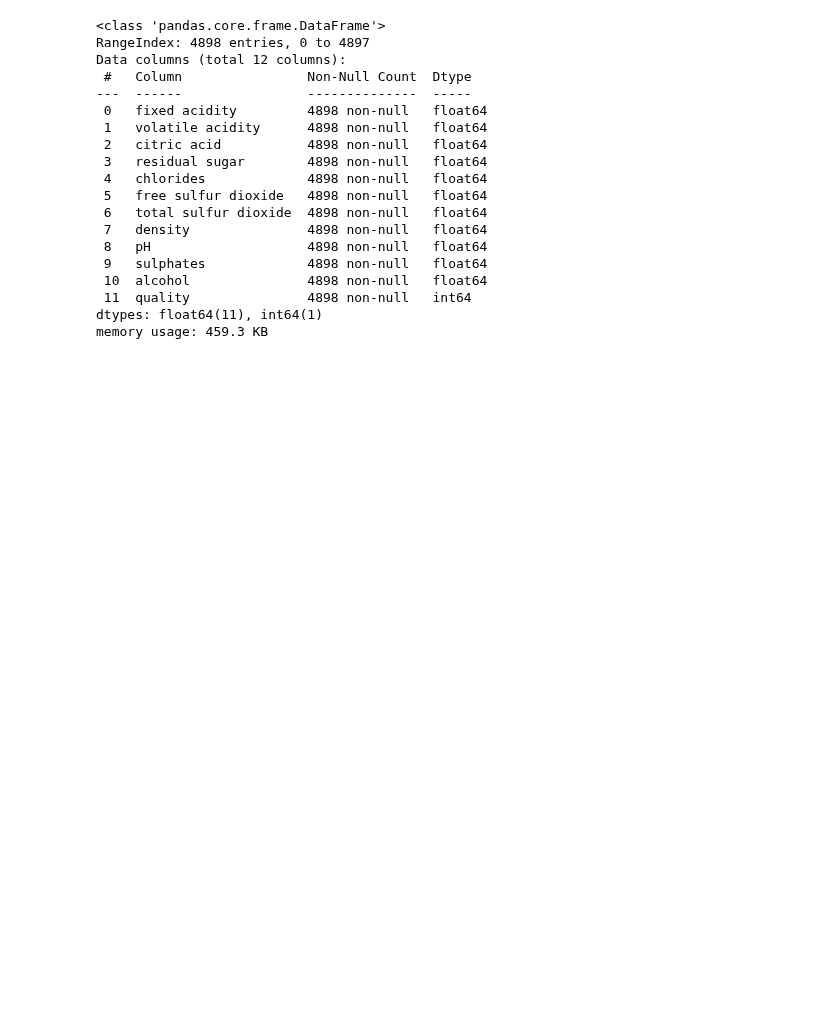
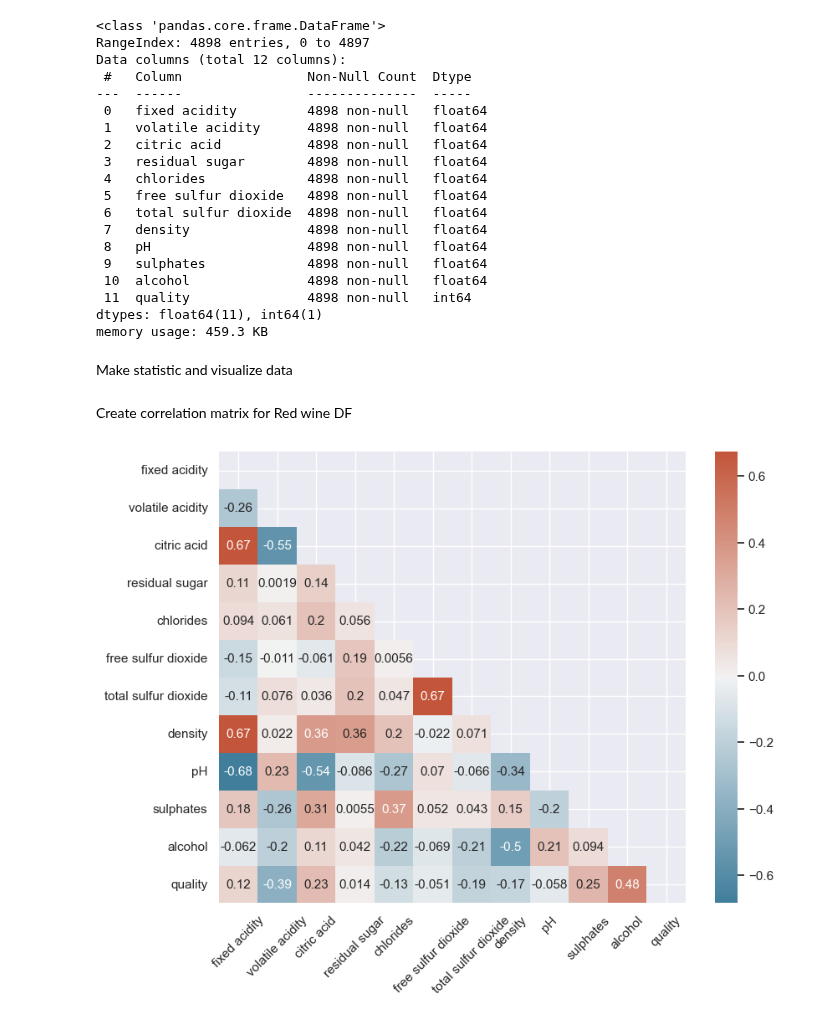
Before and after one commit to Macostik/ML_cource, a Jupyter notebook: HomeWork5/wineQualityHomeWork.ipynb, the cells around one changed output. Saved outputs shown, nothing was run; the diff lists cells and outputs as text; code cells hidden in the pictures; blank space fills up the shorter version.

Commit message:
feat: correlation wine for hw5

```diff
--- a/HomeWork5/wineQualityHomeWork.ipynb
+++ b/HomeWork5/wineQualityHomeWork.ipynb
@@ -2,6 +2,6 @@
 import numpy as np
 import pandas as pd
 import matplotlib.pyplot as plt
-import seaborn as sps
+import seaborn as sns
 
-sps.set_theme(style='darkgrid', palette='deep')
+sns.set_theme(style='darkgrid', palette='deep')
@@ -77,3 +79,33 @@ Data columns (total 12 columns):
  11  quality               4898 non-null   int64
 dtypes: float64(11), int64(1)
 memory usage: 459.3 KB
+# %% [markdown]
+Make statistic and visualize data
+# %% [markdown]
+Create correlation matrix for Red wine DF
+# %%
+# Create func for create correlation and plot heatmap for it
+def heatplot(df: pd.DataFrame):
+
+    # Compute the correlation matrix
+    corr_matrix = df.corr()
+
+    # Set plot sixe
+    plt.figure(figsize=(9, 7))
+
+    # Generate a mask for the upper triangle
+    mask = np.triu(np.ones_like(corr_matrix, dtype=bool))
+
+    # Generate a custom diverging colormap
+    cmap = sns.diverging_palette(230, 20, as_cmap=True)
+
+    # Visualize correlation matrix
+    sns.heatmap(corr_matrix, mask=mask, cmap=cmap, annot=True, annot_kws={"fontsize":11})
+
+    # Show plot
+    plt.xticks(rotation=45)
+    plt.show()
+# %%
+heatplot(red_wine_df)
+# %% [output]
+[figure, added]
```
Also changed, not shown: parts of 8 cells of this notebook.
